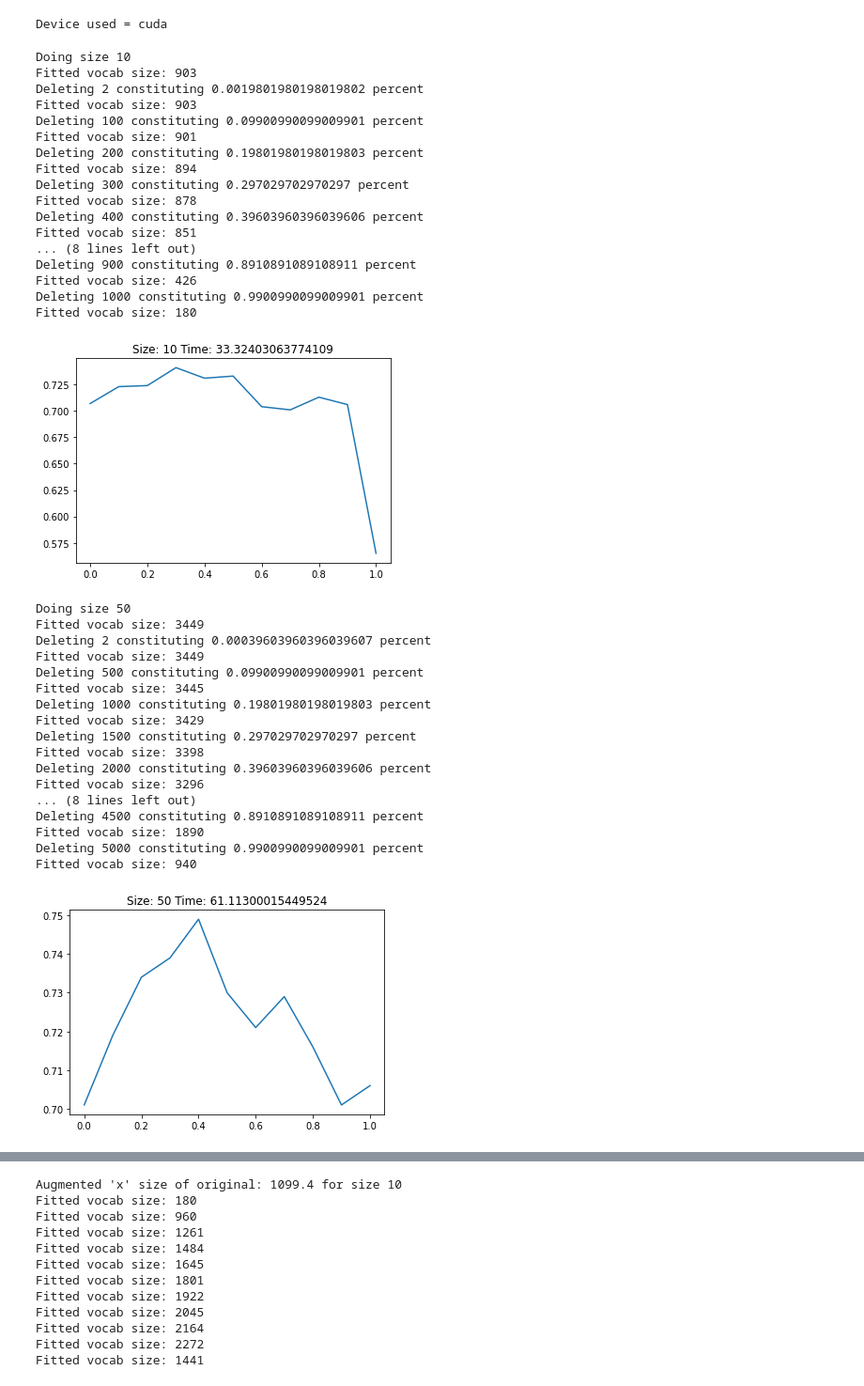
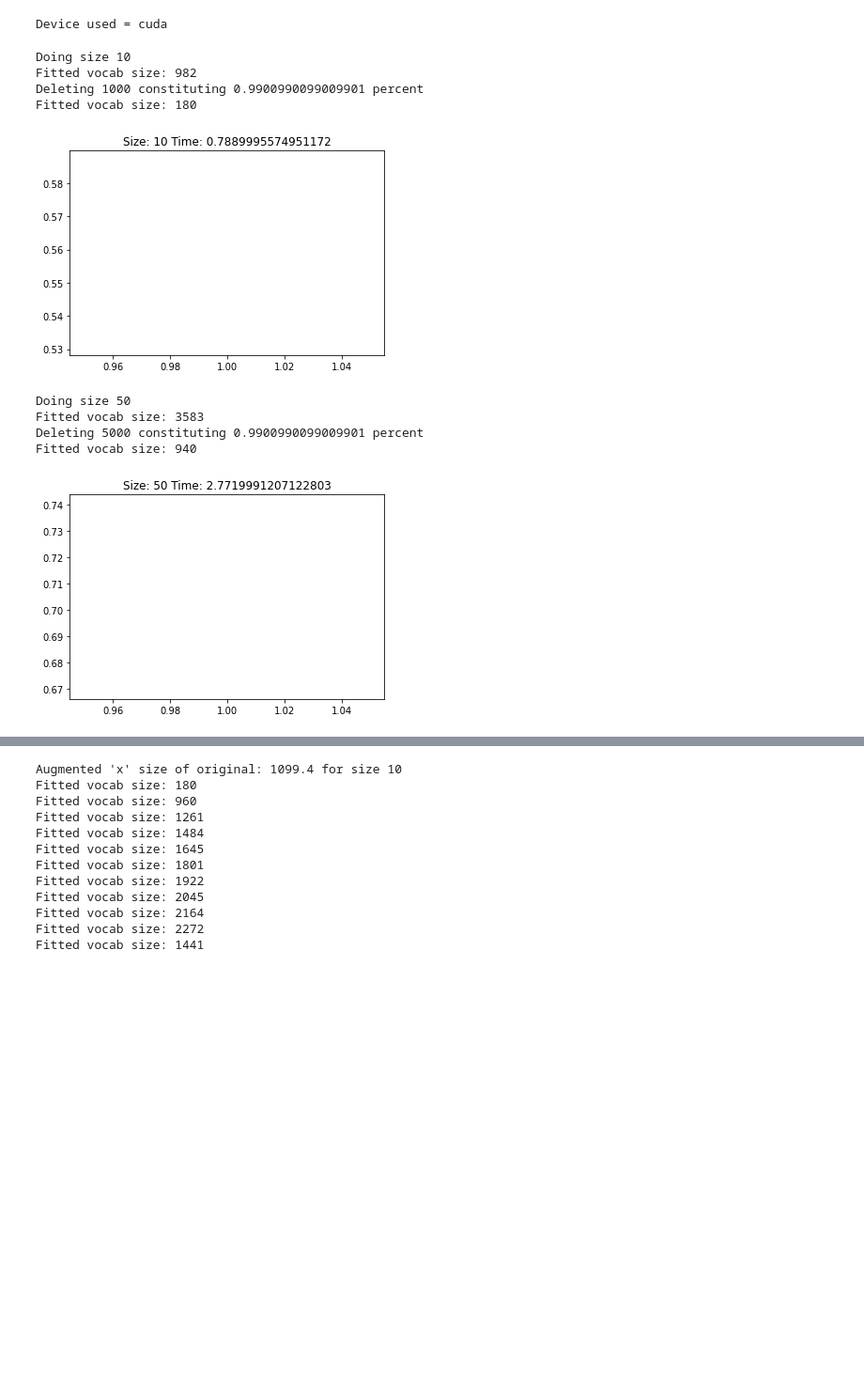
Before and after one commit to Ispanicus/GPTAugmentation, a Jupyter notebook: temp.ipynb, the cells around one changed output, grey strips where cells are left out. Shown at 94% size. Cells and saved outputs as stored; diff of their text form; code cells hidden in the pictures; blank space fills up the shorter version.

Commit message:
did final test results

```diff
--- a/temp.ipynb
+++ b/temp.ipynb
@@ -48,67 +48,41 @@ for n in ns:
     poor_idxs = sorted([((p - l), i) for p, l, i in zip(probs[:,1], Y_all, range(len(probs)-n))], reverse=True)
 
     start = time()
     ps, scores = [], []
-    for del_p in range(0, 101, 10):
+    for del_p in range(100, 101, 10):
         half_del_size = max(1, int((del_p / 100)*len(poor_idxs))//2)
         del_idxs = set(i for (p, i) in poor_idxs[:half_del_size] + poor_idxs[-half_del_size:])
         print('Deleting', len(del_idxs), 'constituting', len(del_idxs)/len(X_all), 'percent')
         X = [x for i, x in enumerate(X_all) if i not in del_idxs]
         Y = [y for i, y in enumerate(Y_all) if i not in del_idxs]
         transformer = OnehotTransformer(ngram_range=(1, 1), min_df=0.0001, max_df=0.5, verbose_vocab=True, max_features=4000)
         transformer.fit(X,Y)
         X = transformer.transform(X)
         model = LogisticRegressionPytorch(input_dim=len(X[0]),epochs=200,progress_bar=False)
         batch_size = min(int(len(X)*0.1)-1, 4096)
         if batch_size < 10:
             batch_size = 10
         model.train(X, Y, batch_size=batch_size)
-        del X, Y
         with torch.no_grad():
             acc = model.score(transformer.transform(Xt), Yt.copy())
             scores.append(acc)
             ps.append(del_p/100)
+
+        results.append([n, len(X), acc])
         del model, transformer, acc
-        results.append([n, len(X), acc])
 
     plt.plot(ps, scores)
     plt.title('Size: ' + str(n) + ' Time: ' + str(time() - start))
     plt.show()
 # %% [output]
 Doing size 10
-Fitted vocab size: 903
-Deleting 2 constituting 0.0019801980198019802 percent
-Fitted vocab size: 903
-Deleting 100 constituting 0.09900990099009901 percent
-Fitted vocab size: 901
-Deleting 200 constituting 0.19801980198019803 percent
-Fitted vocab size: 894
-Deleting 300 constituting 0.297029702970297 percent
-Fitted vocab size: 878
-Deleting 400 constituting 0.39603960396039606 percent
-Fitted vocab size: 851
-... (8 lines left out)
-Deleting 900 constituting 0.8910891089108911 percent
-Fitted vocab size: 426
+Fitted vocab size: 982
 Deleting 1000 constituting 0.9900990099009901 percent
 Fitted vocab size: 180
-[figure, old version]
+[figure, new version]
 Doing size 50
-Fitted vocab size: 3449
-Deleting 2 constituting 0.00039603960396039607 percent
-Fitted vocab size: 3449
-Deleting 500 constituting 0.09900990099009901 percent
-Fitted vocab size: 3445
-Deleting 1000 constituting 0.19801980198019803 percent
-Fitted vocab size: 3429
-Deleting 1500 constituting 0.297029702970297 percent
-Fitted vocab size: 3398
-Deleting 2000 constituting 0.39603960396039606 percent
-Fitted vocab size: 3296
-... (8 lines left out)
-Deleting 4500 constituting 0.8910891089108911 percent
-Fitted vocab size: 1890
+Fitted vocab size: 3583
 Deleting 5000 constituting 0.9900990099009901 percent
 Fitted vocab size: 940
-[figure, old version]
+[figure, new version]
 Doing size 100
```
Also changed, not shown: parts of 3 cells of this notebook, 35 other files.
